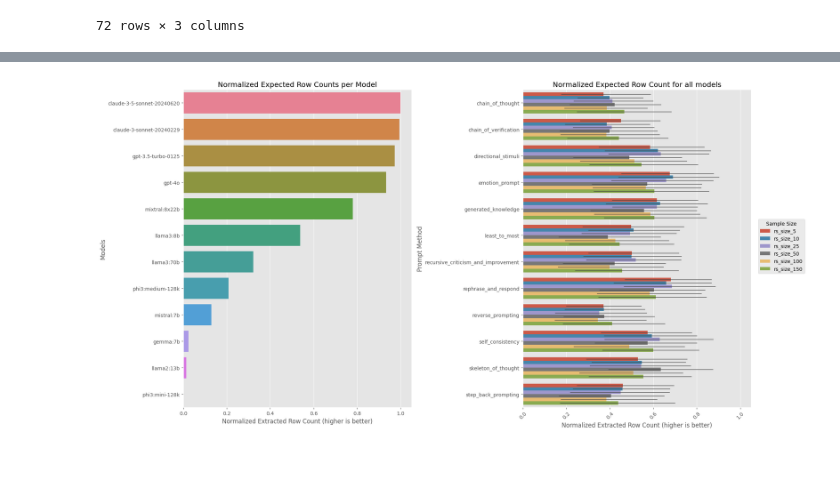
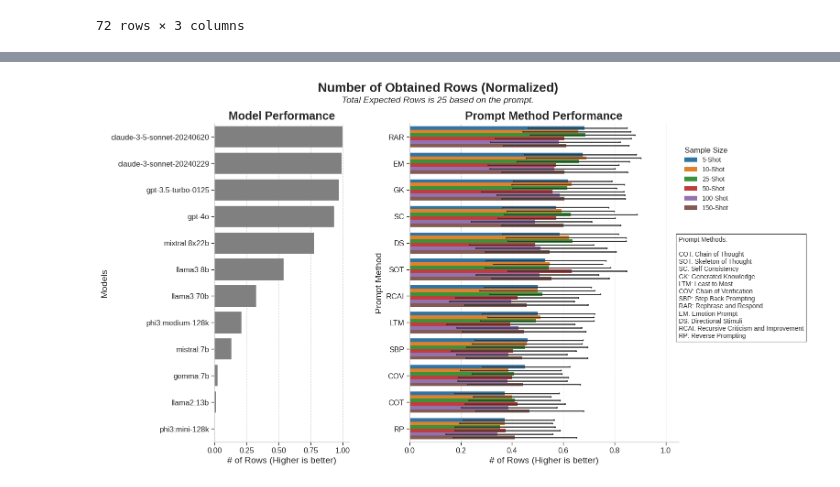
Before and after one commit to iu-ai-research/Synthetic_LAIB_Data, a Jupyter notebook: 5_result_analysis/response_analysis.ipynb, the cells around one changed output, grey strips where cells are left out. Cells and saved outputs as stored; diff of their text form; code cells hidden in the pictures; blank space fills up the shorter version.

Commit message:
Fix Figures

```diff
--- a/5_result_analysis/response_analysis.ipynb
+++ b/5_result_analysis/response_analysis.ipynb
@@ -97,6 +123,11 @@ df_regex
 | 10 | phi3:medium-128k | 14219 | 14760 | 12 | 14112 | 0 | ... |
 | 11 | phi3:mini-128k | 463 | 1256 | 5 | 135 | 2 | ... |
 # %%
+import matplotlib.pyplot as plt
+import seaborn as sns
+import pandas as pd
+import numpy as np
+
 # Assuming df is your DataFrame and all previous calculations are correct
 # Calculating normalized expected row count
 model_ex_row_norm = df.groupby(['model','prompt_method','sample_size'])['extracted_data_len'].sum() / (15 * 25)
@@ -105,33 +136,85 @@ df_model_ex_row_norm = model_ex_row_norm.reset_index()
 # Group by model, calculate median and sort descending
 model_ex_row_norm_median = model_ex_row_norm.groupby('model').median().sort_values(ascending=False).reset_index()
 
-print(model_ex_row_norm_median)
-
 # Create a proper order for the 'sample_size' column
 sample_size_order = ['rs_size_5', 'rs_size_10', 'rs_size_25', 'rs_size_50', 'rs_size_100', 'rs_size_150']
 
-# Create a figure with two subplots
-fig, (ax1, ax2) = plt.subplots(1, 2, figsize=(20, 10))  # Adjust the size as needed
+# Create a reverse dictionary for prompt methods
+PROMPT_SHORT_DICT_REV = {v: k for k, v in PROMPT_SHORT_DICT.items()}
+
+# Create a dictionary for sample size formatting
+SAMPLE_SIZE_FORMAT = {f'rs_size_{size}': f'{size}-Shot' for size in [5, 10, 25, 50, 100, 150]}
+
+# Set the style for the plots
+plt.style.use('seaborn-v0_8-whitegrid')
+sns.set_context("paper")
+sns.set_palette("tab10")
+
+# Create a figure with two subplots and a text box
+fig, (ax1, ax2) = plt.subplots(1, 2, figsize=(15, 8), gridspec_kw={'width_ratios': [1, 2]})
 
 # First subplot
-sns.barplot(y='model', x='extracted_data_len', data=model_ex_row_norm_median, ax=ax1, hue='model')
-ax1.set_title('Normalized Expected Row Counts per Model')
-ax1.set_ylabel('Models')
-ax1.set_xlim([0,1.05])
-ax1.set_xlabel('Normalized Extracted Row Count (higher is better)')
+sns.barplot(y='model', x='extracted_data_len', data=model_ex_row_norm_median, ax=ax1,
+            capsize=.2, edgecolor="none", color='grey', err_kws={'color': '.2'})
+ax1.set_title('Model Performance', fontsize=18, fontweight='bold')
+ax1.set_ylabel('Models', fontsize=14)
+ax1.set_xlabel('# of Rows (Higher is better)', fontsize=14)
+ax1.set_xlim([0, 1.05])
+ax1.tick_params(axis='both', which='major', labelsize=12)
 
 # Second subplot
-sns.barplot(data=df_model_ex_row_norm, y='prompt_method', x='extracted_data_len', hue='sample_size', hue_order=sample_size_order, ax=ax2, err_kws={'linewidth': 1})
-ax2.set_title('Normalized Expected Row Count for all models')
-ax2.set_ylabel('Prompt Method')
-ax2.set_xlabel('Normalized Extracted Row Count (higher is better)')
-ax2.set_xticklabels(ax2.get_xticklabels(), rotation=45)  # Rotate the x labels for better readability
-ax2.set_xlim([0,1.05])
-ax2.legend(title='Sample Size', bbox_to_anchor=(1.02, 0.6), loc='upper left')  # Adjust legend position
+# Order prompt methods by performance
+prompt_order = df_model_ex_row_norm.groupby('prompt_method')['extracted_data_len'].mean().sort_values(ascending=False).index
+sns.barplot(data=df_model_ex_row_norm, y='prompt_method', x='extracted_data_len',
+            hue='sample_size', hue_order=sample_size_order, ax=ax2,
+            order=prompt_order, capsize=.1, edgecolor="none", err_kws={'color': '.2'})
+ax2.set_title('Prompt Method Performance', fontsize=18, fontweight='bold')
+ax2.set_ylabel('Prompt Method', fontsize=14)
+ax2.set_xlabel('# of Rows (Higher is better)', fontsize=14)
+ax2.set_xlim([0, 1.05])
+ax2.tick_params(axis='both', which='major', labelsize=12)
 
-# Tight layout to ensure everything fits without overlap
+# Update y-axis labels with short-hand versions
+ax2.set_yticklabels([PROMPT_SHORT_DICT_REV.get(label.get_text(), label.get_text()).upper() for label in ax2.get_yticklabels()])
+
+# Remove top and right spines
+for ax in [ax1, ax2]:
+    ax.spines['top'].set_visible(False)
+    ax.spines['right'].set_visible(False)
+
+# Add a subtle grid
+for ax in [ax1, ax2]:
+    ax.grid(axis='x', linestyle='--', alpha=0.7, color='#CCCCCC')
+
+# Create a third axes for the legends
+ax3 = fig.add_axes([0.85, 0.1, 0.1, 0.8])
+ax3.axis('off')
+
+# Add sample size legend to ax3
+handles, labels = ax2.get_legend_handles_labels()
+formatted_labels = [SAMPLE_SIZE_FORMAT.get(label, label) for label in labels]
+ax3.legend(handles, formatted_labels, title='Sample Size', loc='upper left', fontsize=10, title_fontsize=12)
+
+# Add prompt method explanations to ax3
+prompt_explanations = '\n'.join([f"{short.upper()}: {format_full_name(full)}" for short, full in PROMPT_SHORT_DICT.items()])
+ax3.text(0, 0.5, 'Prompt Methods:\n\n' + prompt_explanations,
+         verticalalignment='center', horizontalalignment='left',
+         fontsize=10, bbox=dict(facecolor='white', alpha=0.8, edgecolor='black'))
+
+# Remove the legend from ax2
+ax2.get_legend().remove()
+
+# Adjust layout
 plt.tight_layout()
+fig.subplots_adjust(right=0.85, wspace=0.3)  # Adjust right margin for the legends and space between subplots
 
-plt.savefig('./images/model_overall_performance_vs_prompt_method_performance.jpg', dpi=300)
+# Add a general title for the entire figure
+fig.suptitle('Number of Obtained Rows (Normalized)', fontsize=20, fontweight='bold', y=1.06)
+# Add description below the title
+fig.text(0.5, 1.01, "Total Expected Rows is 25 based on the prompt.",
+         ha='center', va='center', fontsize=14, style='italic')
+
+
+plt.savefig('./images/model_overall_performance_vs_prompt_method_performance.jpg', dpi=300, bbox_inches='tight')
 plt.show()
 # %% [output]
@@ -151,2 +221,2 @@ plt.show()
-[figure, old version]
+[figure, new version]
 # %%
```
Also changed, not shown: parts of 6 cells of this notebook, 34 other files.
